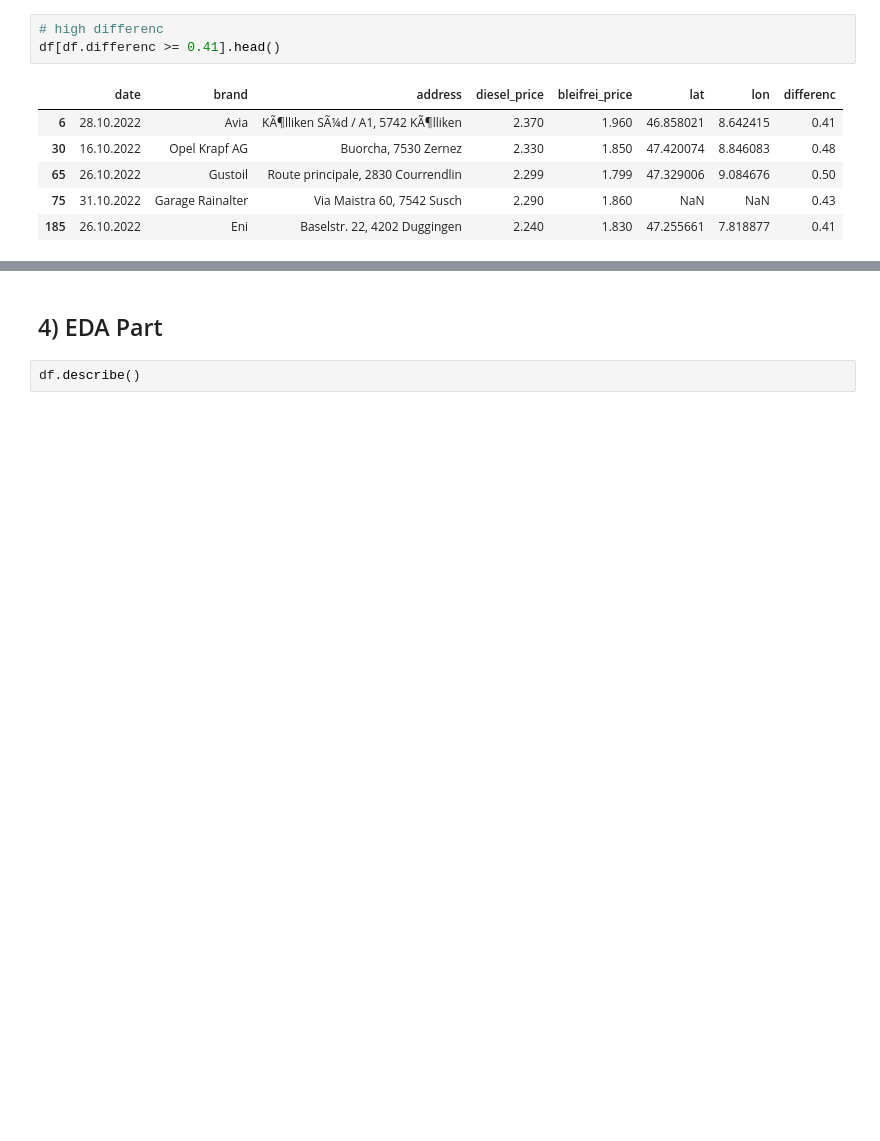
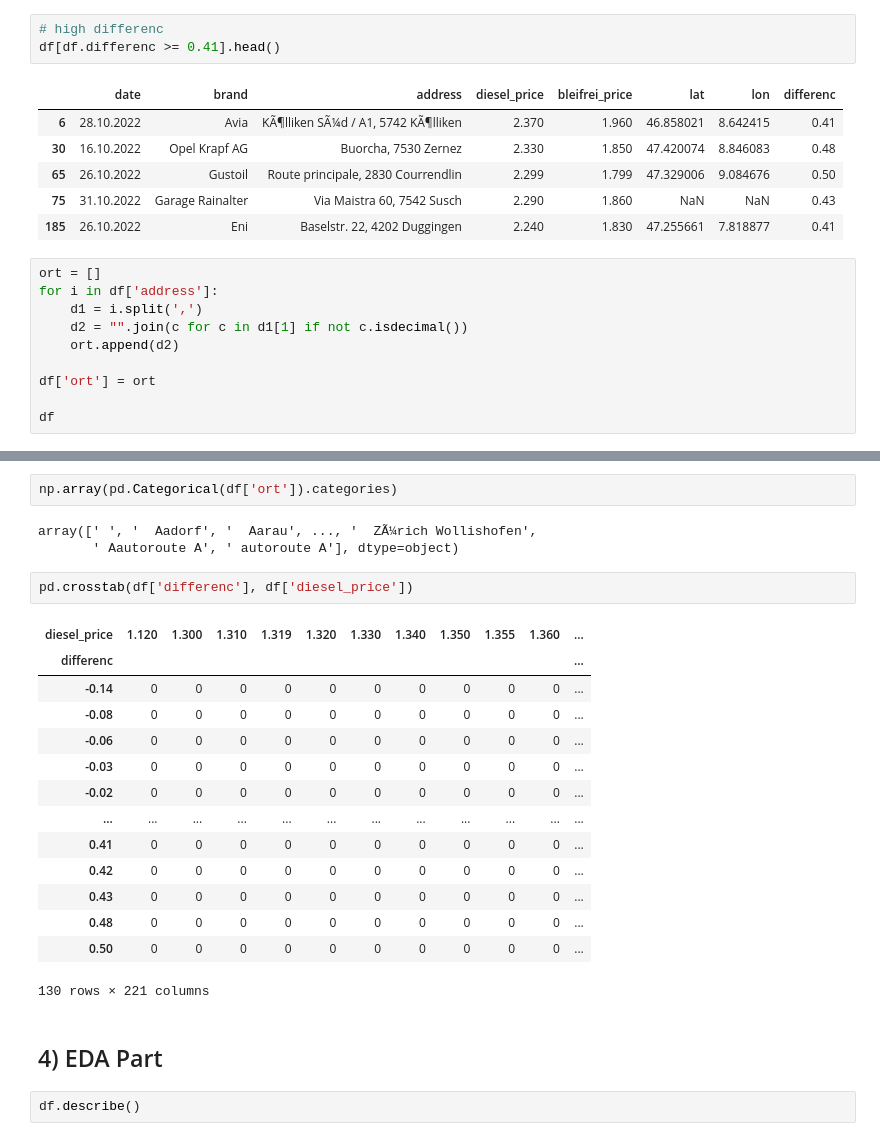
Before and after one commit to m011018/TS, a Jupyter notebook: Master/master_doc.ipynb, the cells around one changed output, grey strips where cells are left out. Cells and saved outputs as stored; diff of their text form; blank space fills up the shorter version.

```diff
--- a/Master/master_doc.ipynb
+++ b/Master/master_doc.ipynb
@@ -156,3 +156,13 @@ df[df.differenc >= 0.41].head()
 | 65 | 26.10.2022 | Gustoil | Route principale, 2830 Courrendlin | 2.299 | 1.799 | 47.329006 | 9.084676 | 0.50 |
 | 75 | 31.10.2022 | Garage Rainalter | Via Maistra 60, 7542 Susch | 2.290 | 1.860 | NaN | NaN | 0.43 |
 | 185 | 26.10.2022 | Eni | Baselstr. 22, 4202 Duggingen | 2.240 | 1.830 | 47.255661 | 7.818877 | 0.41 |
+# %%
+ort = []
+for i in df['address']:
+    d1 = i.split(',')
+    d2 = "".join(c for c in d1[1] if not c.isdecimal())
+    ort.append(d2)
+
+df['ort'] = ort
+
+df
@@ -159,3 +183,25 @@ df[df.differenc >= 0.41].head()
+# %%
+np.array(pd.Categorical(df['ort']).categories)
+# %% [output]
+array([' ', '  Aadorf', '  Aarau', ..., '  ZÃ¼rich Wollishofen',
+       ' Aautoroute A', ' autoroute A'], dtype=object)
+# %%
+pd.crosstab(df['differenc'], df['diesel_price'])
+# %% [output]
+| diesel_price | 1.120 | 1.300 | 1.310 | 1.319 | 1.320 | 1.330 | 1.340 | 1.350 | 1.355 | 1.360 | ... |
+| differenc |  |  |  |  |  |  |  |  |  |  | ... |
+| -0.14 | 0 | 0 | 0 | 0 | 0 | 0 | 0 | 0 | 0 | 0 | ... |
+| -0.08 | 0 | 0 | 0 | 0 | 0 | 0 | 0 | 0 | 0 | 0 | ... |
+| -0.06 | 0 | 0 | 0 | 0 | 0 | 0 | 0 | 0 | 0 | 0 | ... |
+| -0.03 | 0 | 0 | 0 | 0 | 0 | 0 | 0 | 0 | 0 | 0 | ... |
+| -0.02 | 0 | 0 | 0 | 0 | 0 | 0 | 0 | 0 | 0 | 0 | ... |
+| ... | ... | ... | ... | ... | ... | ... | ... | ... | ... | ... | ... |
+| 0.41 | 0 | 0 | 0 | 0 | 0 | 0 | 0 | 0 | 0 | 0 | ... |
+| 0.42 | 0 | 0 | 0 | 0 | 0 | 0 | 0 | 0 | 0 | 0 | ... |
+| 0.43 | 0 | 0 | 0 | 0 | 0 | 0 | 0 | 0 | 0 | 0 | ... |
+| 0.48 | 0 | 0 | 0 | 0 | 0 | 0 | 0 | 0 | 0 | 0 | ... |
+| 0.50 | 0 | 0 | 0 | 0 | 0 | 0 | 0 | 0 | 0 | 0 | ... |
+130 rows × 221 columns
 # %% [markdown]
 ## 4) EDA Part
 # %%
```
Also changed, not shown: parts of 1 cell of this notebook.
